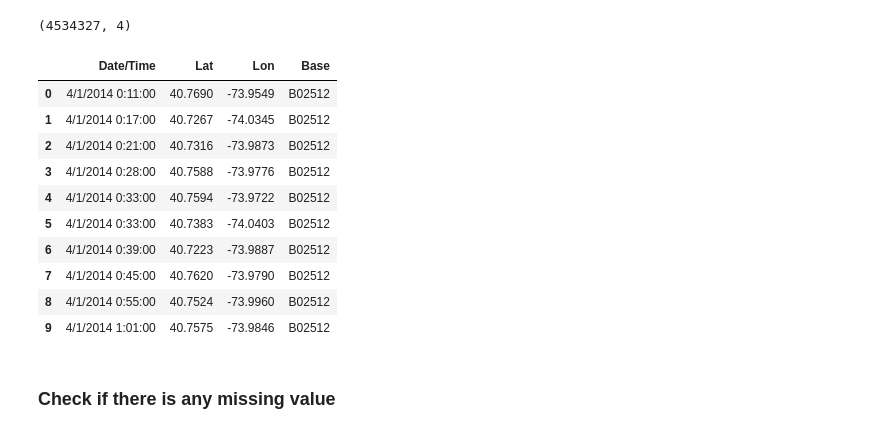
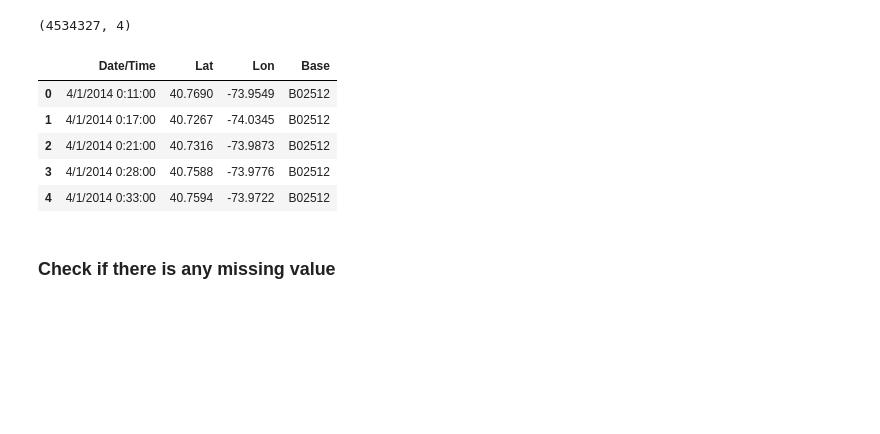
Before and after one commit to yrahan/uber, a Jupyter notebook: Uber Data Analysis Project.ipynb, the cells around one changed output. Drawn from its saved outputs; the diff is of its cells as text; code cells hidden in the pictures; blank space fills up the shorter version.

```diff
--- a/Uber Data Analysis Project.ipynb
+++ b/Uber Data Analysis Project.ipynb
@@ -67,19 +67,14 @@ uber_2014.shape
 # %% [output]
 (4534327, 4)
 # %%
-uber_2014.head(10)
+uber_2014.head(5)
 # %% [output]
 |  | Date/Time | Lat | Lon | Base |
 | 0 | 4/1/2014 0:11:00 | 40.7690 | -73.9549 | B02512 |
 | 1 | 4/1/2014 0:17:00 | 40.7267 | -74.0345 | B02512 |
 | 2 | 4/1/2014 0:21:00 | 40.7316 | -73.9873 | B02512 |
 | 3 | 4/1/2014 0:28:00 | 40.7588 | -73.9776 | B02512 |
 | 4 | 4/1/2014 0:33:00 | 40.7594 | -73.9722 | B02512 |
-| 5 | 4/1/2014 0:33:00 | 40.7383 | -74.0403 | B02512 |
-| 6 | 4/1/2014 0:39:00 | 40.7223 | -73.9887 | B02512 |
-| 7 | 4/1/2014 0:45:00 | 40.7620 | -73.9790 | B02512 |
-| 8 | 4/1/2014 0:55:00 | 40.7524 | -73.9960 | B02512 |
-| 9 | 4/1/2014 1:01:00 | 40.7575 | -73.9846 | B02512 |
 # %% [markdown]
 ### Check if there is any missing value
 # %%
```
Also changed, not shown: parts of 34 cells of this notebook.
